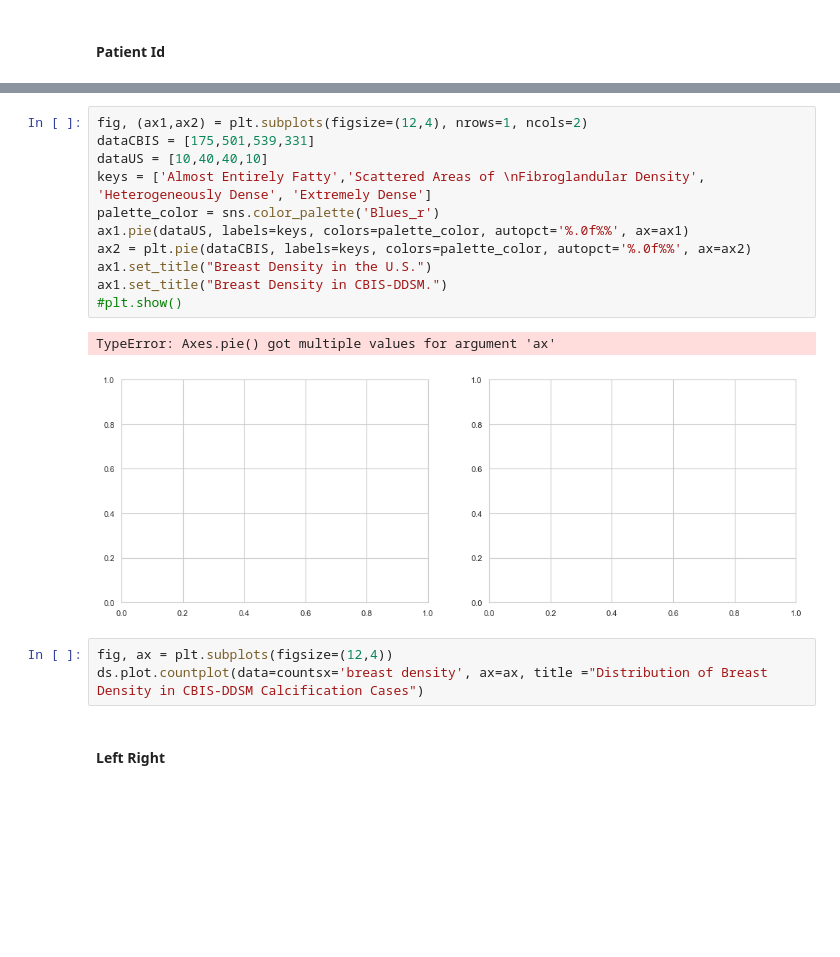
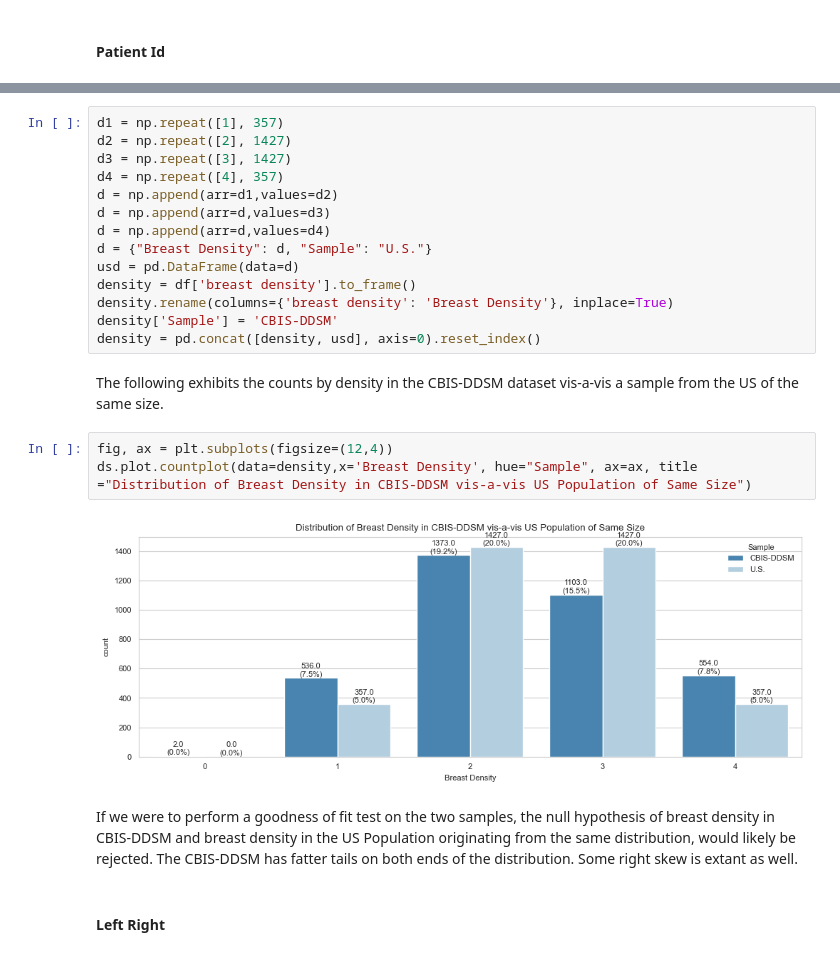
Before and after one commit to john-james-ai/BreastCancerDetection, a Jupyter notebook: _sources/content/01_eda.ipynb, the cells around one changed output, grey strips where cells are left out. Drawn from its saved outputs; the diff is of its cells as text; blank space fills up the shorter version.

```diff
--- a/_sources/content/01_eda.ipynb
+++ b/_sources/content/01_eda.ipynb
@@ -214,20 +252,26 @@ counts
-# %%
-fig, (ax1,ax2) = plt.subplots(figsize=(12,4), nrows=1, ncols=2)
-dataCBIS = [175,501,539,331]
-dataUS = [10,40,40,10]
-keys = ['Almost Entirely Fatty','Scattered Areas of \nFibroglandular Density', 'Heterogeneously Dense', 'Extremely Dense']
-palette_color = sns.color_palette('Blues_r')
-ax1.pie(dataUS, labels=keys, colors=palette_color, autopct='%.0f%%', ax=ax1)
-ax2 = plt.pie(dataCBIS, labels=keys, colors=palette_color, autopct='%.0f%%', ax=ax2)
-ax1.set_title("Breast Density in the U.S.")
-ax1.set_title("Breast Density in CBIS-DDSM.")
-#plt.show()
-# %% [output]
-TypeError: Axes.pie() got multiple values for argument 'ax'
-[figure, removed]
+# %%
+d1 = np.repeat([1], 357)
+d2 = np.repeat([2], 1427)
+d3 = np.repeat([3], 1427)
+d4 = np.repeat([4], 357)
+d = np.append(arr=d1,values=d2)
+d = np.append(arr=d,values=d3)
+d = np.append(arr=d,values=d4)
+d = {"Breast Density": d, "Sample": "U.S."}
+usd = pd.DataFrame(data=d)
+density = df['breast density'].to_frame()
+density.rename(columns={'breast density': 'Breast Density'}, inplace=True)
+density['Sample'] = 'CBIS-DDSM'
+density = pd.concat([density, usd], axis=0).reset_index()
+# %% [markdown]
+The following exhibits the counts by density in the CBIS-DDSM dataset vis-a-vis a sample from the US of the same size.
 # %%
 fig, ax = plt.subplots(figsize=(12,4))
-ds.plot.countplot(data=countsx='breast density', ax=ax, title ="Distribution of Breast Density in CBIS-DDSM Calcification Cases")
+ds.plot.countplot(data=density,x='Breast Density', hue="Sample", ax=ax, title ="Distribution of Breast Density in CBIS-DDSM vis-a-vis US Population of Same Size")
+# %% [output]
+[figure, added]
+# %% [markdown]
+If we were to perform a goodness of fit test on the two samples, the null hypothesis of breast density in CBIS-DDSM and breast density in the US Population originating from the same distribution, would likely be rejected. The CBIS-DDSM has fatter tails on both ends of the distribution. Some right skew is extant as well.
 # %% [markdown]
 #### Left Right
 # %%
```
Also changed, not shown: parts of 18 cells of this notebook, 12 other files.
